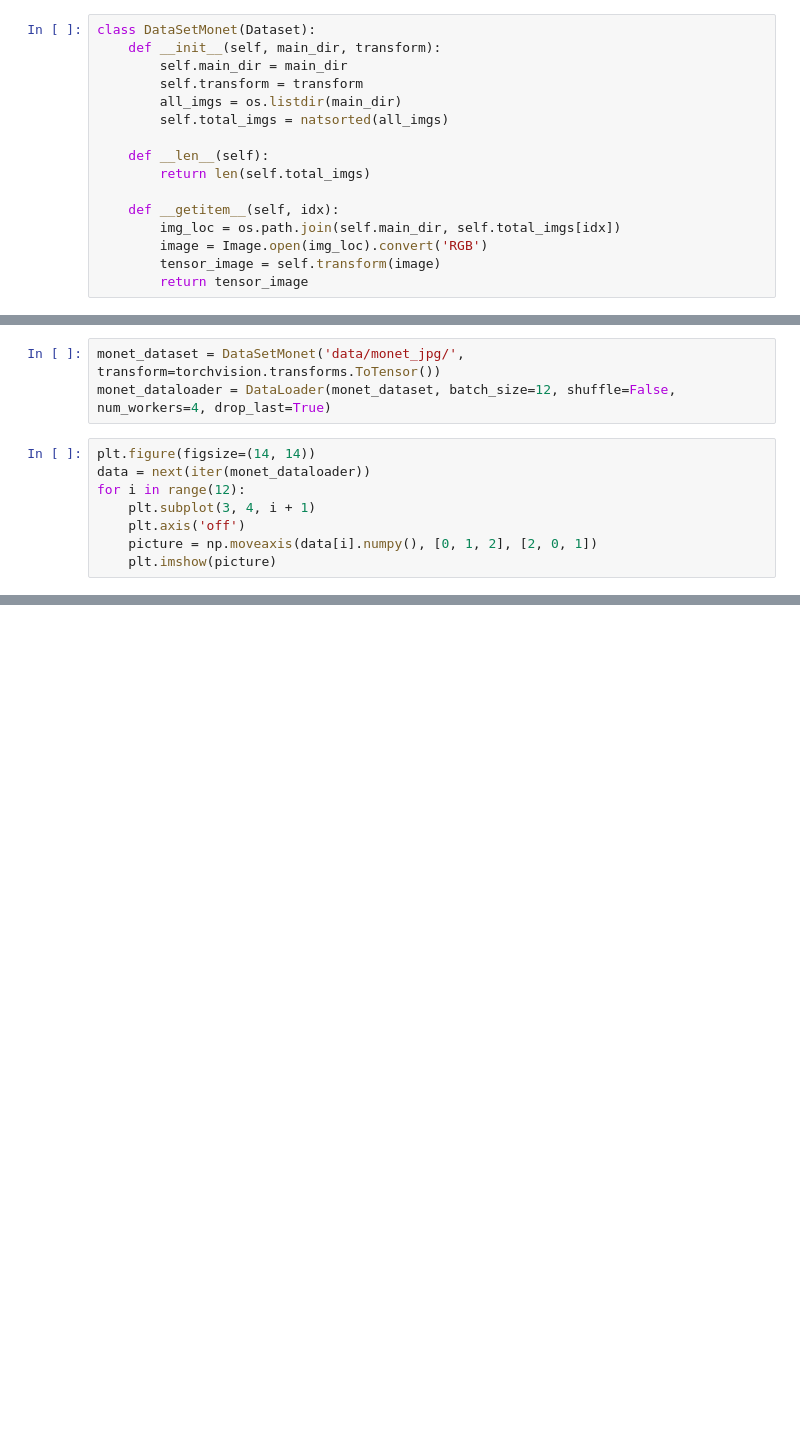
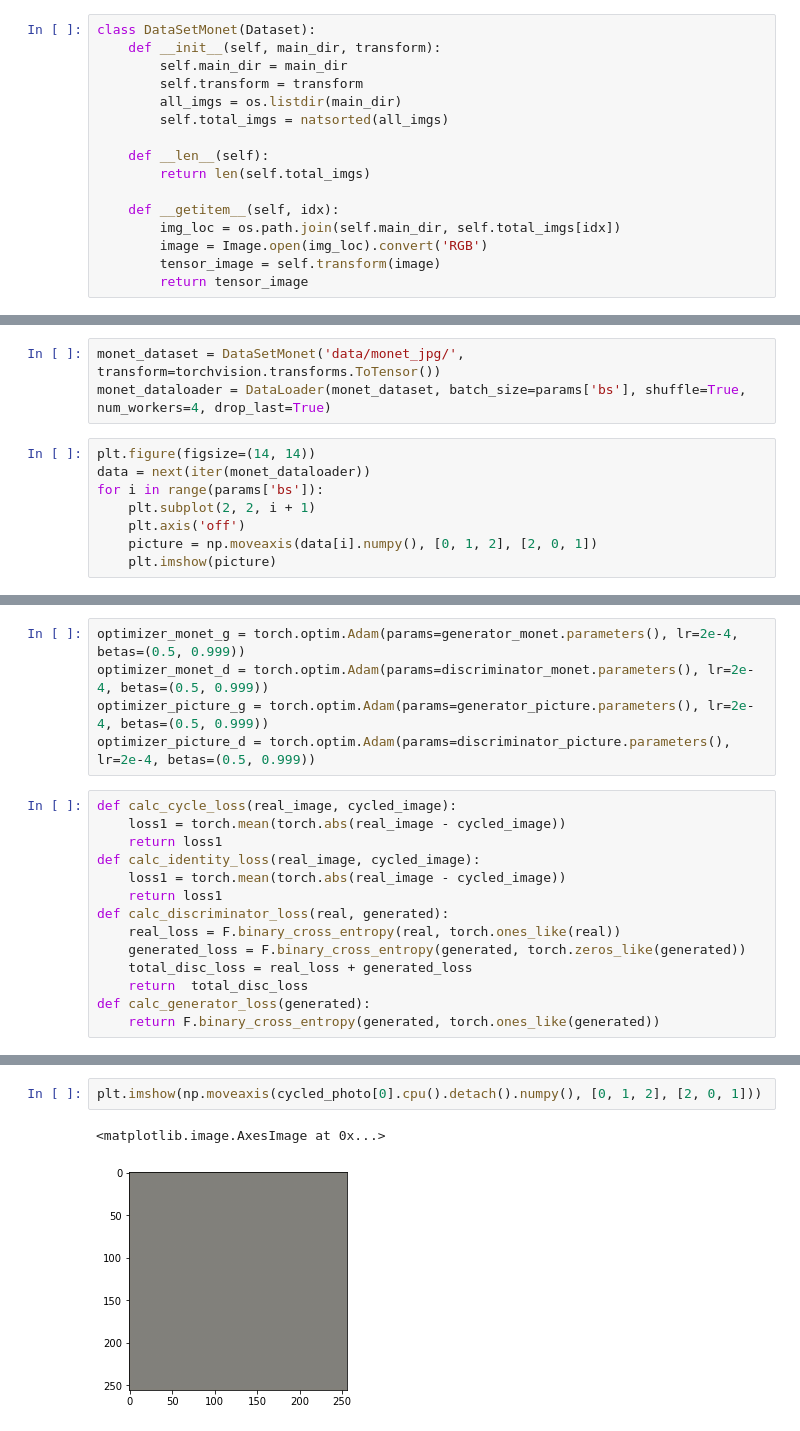
Before and after one commit to DmitryAsdre/kaggle_monet, a Jupyter notebook: CycleGAN.ipynb, the cells around one changed output, grey strips where cells are left out. Saved outputs shown, nothing was run; the diff lists cells and outputs as text; blank space fills up the shorter version.

Commit message:
cycle gan v1not ok

```diff
--- a/CycleGAN.ipynb
+++ b/CycleGAN.ipynb
@@ -69,11 +91,11 @@ for i in range(12):
 # %%
 monet_dataset = DataSetMonet('data/monet_jpg/', transform=torchvision.transforms.ToTensor())
-monet_dataloader = DataLoader(monet_dataset, batch_size=12, shuffle=False, num_workers=4, drop_last=True)
+monet_dataloader = DataLoader(monet_dataset, batch_size=params['bs'], shuffle=True, num_workers=4, drop_last=True)
 # %%
 plt.figure(figsize=(14, 14))
 data = next(iter(monet_dataloader))
-for i in range(12):
-    plt.subplot(3, 4, i + 1)
+for i in range(params['bs']):
+    plt.subplot(2, 2, i + 1)
     plt.axis('off')
     picture = np.moveaxis(data[i].numpy(), [0, 1, 2], [2, 0, 1])
     plt.imshow(picture)
@@ -81,0 +374,19 @@ for i in range(12):
+# %%
+optimizer_monet_g = torch.optim.Adam(params=generator_monet.parameters(), lr=2e-4, betas=(0.5, 0.999))
+optimizer_monet_d = torch.optim.Adam(params=discriminator_monet.parameters(), lr=2e-4, betas=(0.5, 0.999))
+optimizer_picture_g = torch.optim.Adam(params=generator_picture.parameters(), lr=2e-4, betas=(0.5, 0.999))
+optimizer_picture_d = torch.optim.Adam(params=discriminator_picture.parameters(), lr=2e-4, betas=(0.5, 0.999))
+# %%
+def calc_cycle_loss(real_image, cycled_image):
+    loss1 = torch.mean(torch.abs(real_image - cycled_image))
+    return loss1
+def calc_identity_loss(real_image, cycled_image):
+    loss1 = torch.mean(torch.abs(real_image - cycled_image))
+    return loss1
+def calc_discriminator_loss(real, generated):
+    real_loss = F.binary_cross_entropy(real, torch.ones_like(real))
+    generated_loss = F.binary_cross_entropy(generated, torch.zeros_like(generated))
+    total_disc_loss = real_loss + generated_loss
+    return  total_disc_loss
+def calc_generator_loss(generated):
+    return F.binary_cross_entropy(generated, torch.ones_like(generated))
@@ -81,0 +467,5 @@ for i in range(12):
+# %%
+plt.imshow(np.moveaxis(cycled_photo[0].cpu().detach().numpy(), [0, 1, 2], [2, 0, 1]))
+# %% [output]
+<matplotlib.image.AxesImage at 0x...>
+[figure, added]
```
Also changed, not shown: parts of 18 cells of this notebook.
